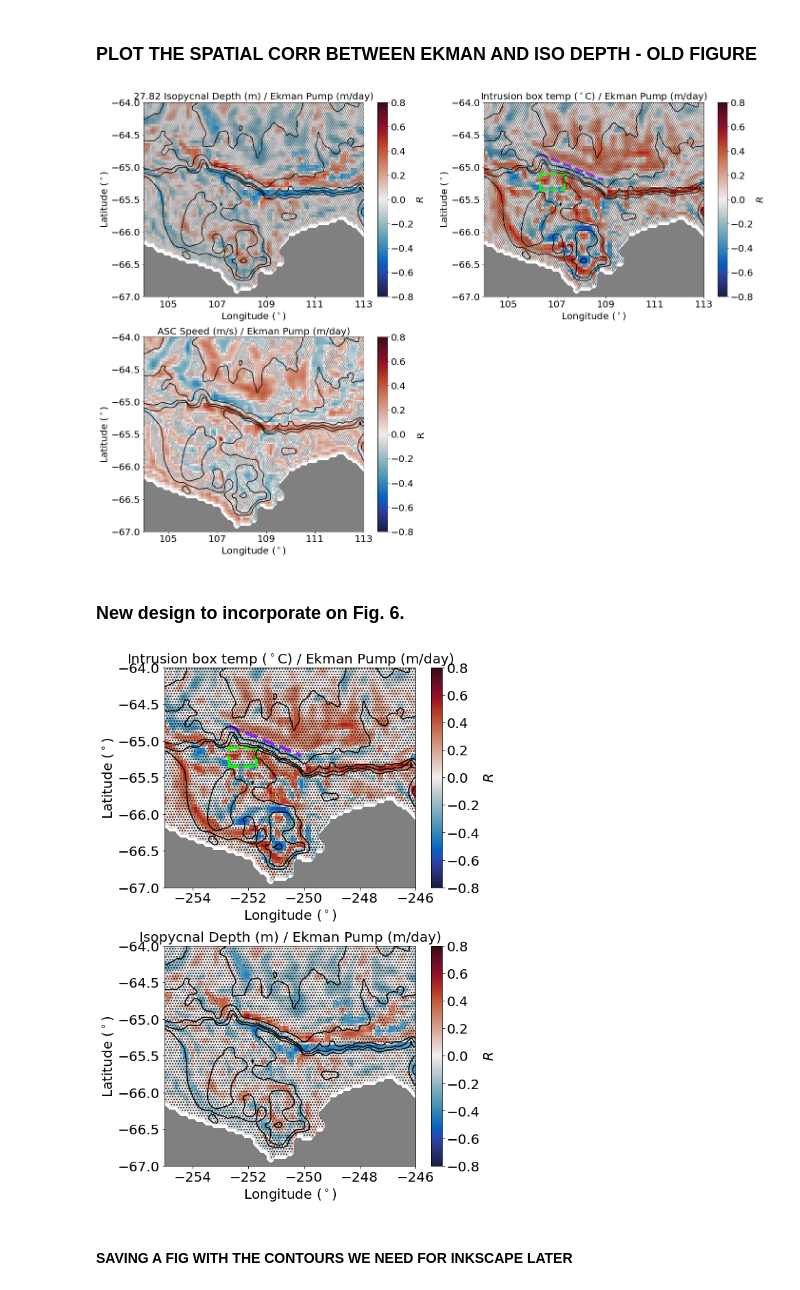
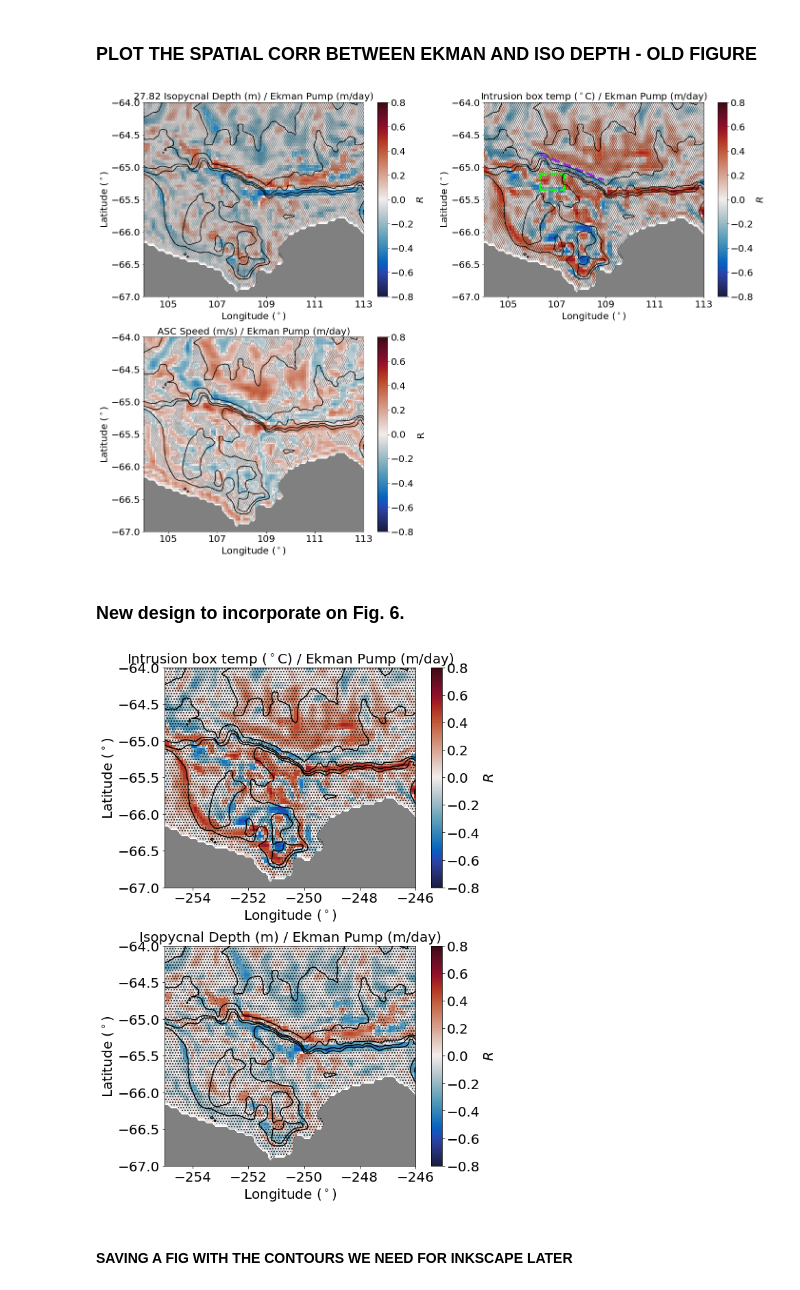
Before and after one commit to ribeiron/ScriptsChapter3, a Jupyter notebook: Fig7a-c.ipynb, the cells around one changed output. Saved outputs shown, nothing was run; the diff lists cells and outputs as text; code cells hidden in the pictures.

```diff
--- a/Fig7a-c.ipynb
+++ b/Fig7a-c.ipynb
@@ -1121,3 +1105,15 @@ cs = plt.contourf(t_statistic_temp.xu_ocean,t_statistic_temp.yu_ocean,t_statisti
+# %%
+#have to load this again
+lat_slice  = slice(-75.5,-60)
+lon_slice  = slice(-275, -230)
+
+# import bathymetry and the land/ocean mask to add to plot:
+hu = cc.querying.getvar(iaf_cycle3,'hu' , master_session,n=1)
+hu = hu.sel(yu_ocean=lat_slice).sel(xu_ocean=lon_slice)
+# create land mask from the bathymetry:zzzzzzzzzzzzzzzzzzzzzzzzz
+land_mask = np.squeeze(hu.values)*0
+land_mask[np.isnan(land_mask)]=1
+land_mask = np.where(land_mask==1,land_mask,np.nan)
 # %% [markdown]
 ### PLOT THE SPATIAL CORR BETWEEN EKMAN AND ISO DEPTH - OLD FIGURE
 # %%
@@ -1140,9 +1136,9 @@ cbar=plt.colorbar(pc,orientation='vertical',extend='neither')
 cbar.set_label('$R$',fontsize=fontsize,labelpad=5)
 cbar.ax.tick_params(labelsize=20)
 #plt.plot([-252.1,-250.1],[-64.8,-65.1],color='darkorange',linestyle='-',linewidth=3)
-plt.contour(ht.xt_ocean,ht.yt_ocean,ht,levels=[500,700,1000,2000,3000],colors='k',linewidth=1)
-#plt.contour(ht2.xt_ocean,ht2.yt_ocean,ht2,levels=[1000,2000],colors='blueviolet',linewidth=1)
-plt.contourf(ht.xt_ocean,ht.yt_ocean,land_mask,colors='grey')
+plt.contour(hu.xu_ocean,hu.yu_ocean,hu,levels=[500,700,1000,2000,3000],colors='k',linewidth=1)
+#plt.contour(ht.xt_ocean,ht.yt_ocean,ht,levels=[500,1000],colors='gray',linewidth=1)
+plt.contourf(hu.xu_ocean,hu.yu_ocean,land_mask,colors='grey')
 plt.ylim((-67, -64))
 plt.xlim((-255, -246))
 plt.ylabel('Latitude [$^\circ$S]')
@@ -1174,8 +1170,9 @@ cbar=plt.colorbar(pc,orientation='vertical',extend='neither')
 #cbar.ax.locator_params(nbins=8)
 cbar.set_label('$R$',fontsize=fontsize,labelpad=5)
 cbar.ax.tick_params(labelsize=20)
-plt.contour(ht.xt_ocean,ht.yt_ocean,ht,levels=[500,700,1000,2000,3000],colors='k',linewidth=1)
-plt.contourf(ht.xt_ocean,ht.yt_ocean,land_mask,colors='grey')
+plt.contour(hu.xu_ocean,hu.yu_ocean,hu,levels=[500,700,1000,2000,3000],colors='k',linewidth=1)
+#plt.contour(ht.xt_ocean,ht.yt_ocean,ht,levels=[500,1000],colors='gray',linewidth=1)
+plt.contourf(hu.xu_ocean,hu.yu_ocean,land_mask,colors='grey')
 plt.ylim((-67, -64))
 plt.xlim((-255, -246))
 plt.ylabel('Latitude [$^\circ$S]')
@@ -1203,9 +1200,9 @@ cbar=plt.colorbar(pc,orientation='vertical',extend='neither')
 cbar.set_label('R',fontsize=fontsize,labelpad=5)
 cbar.ax.tick_params(labelsize=20)
 #plt.plot([-252.1,-250.1],[-64.8,-65.1],color='darkorange',linestyle='-',linewidth=3)
-plt.contour(ht.xt_ocean,ht.yt_ocean,ht,levels=[500,700,1000,2000,3000],colors='k',linewidth=1)
+plt.contour(hu.xu_ocean,hu.yu_ocean,hu,levels=[500,700,1000,2000,3000],colors='k',linewidth=1)
 #plt.contour(ht.xt_ocean,ht.yt_ocean,ht,levels=[500,1000],colors='gray',linewidth=1)
-plt.contourf(ht.xt_ocean,ht.yt_ocean,land_mask,colors='grey')
+plt.contourf(hu.xu_ocean,hu.yu_ocean,land_mask,colors='grey')
 plt.ylim((-67, -64))
 plt.xlim((-255, -246))
 plt.ylabel('Latitude [$^\circ$S]')
@@ -1222,7 +1219,7 @@ figdir = '/g/data/v45/ns3783/ScriptsChapter3/Figures/'
 filestr = figdir+'Fig7_ch4_spatialekman.png'
 plt.savefig(filestr,dpi=600,bbox_inches='tight')
 # %% [output]
-[figure, old version]
+[figure, new version]
 # %% [markdown]
 ### New design to incorporate on Fig. 6.
 # %%
@@ -1244,17 +1241,17 @@ plt.rcParams['hatch.color'] = 'k'
 cs = plt.contourf(t_statistic_temp.xu_ocean,t_statistic_temp.yu_ocean,t_statistic_temp.where(significance_temp == 0),
                   colors='k',alpha=0.0,zorder=2,hatches=['...'])
 
-plt.plot([-252.7,-252.7],[-65.35, -65.1],color='lime',linestyle='--',linewidth=4)
-plt.plot([-251.7,-251.7],[-65.35, -65.1],color='lime',linestyle='--',linewidth=4)
-plt.plot([-252.7,-251.7],[-65.1, -65.1],color='lime',linestyle='--',linewidth=4)
-plt.plot([-252.7,-251.7],[-65.35, -65.35],color='lime',linestyle='--',linewidth=4)
-plt.plot([-252.7,-250.1],[-64.8,-65.2],color='blueviolet',linestyle='--',linewidth=5)
+#plt.plot([-252.7,-252.7],[-65.35, -65.1],color='lime',linestyle='--',linewidth=4)
+#plt.plot([-251.7,-251.7],[-65.35, -65.1],color='lime',linestyle='--',linewidth=4)
+#plt.plot([-252.7,-251.7],[-65.1, -65.1],color='lime',linestyle='--',linewidth=4)
+#plt.plot([-252.7,-251.7],[-65.35, -65.35],color='lime',linestyle='--',linewidth=4)
+#plt.plot([-252.7,-250.1],[-64.8,-65.2],color='blueviolet',linestyle='--',linewidth=5)
 cbar=plt.colorbar(pc,orientation='vertical',extend='neither')
 #cbar.ax.locator_params(nbins=8)
 cbar.set_label('$R$',fontsize=fontsize,labelpad=5)
 cbar.ax.tick_params(labelsize=20)
-plt.contour(ht.xt_ocean,ht.yt_ocean,ht,levels=[500,700,1000,2000,3000],colors='k',linewidth=1)
-plt.contourf(ht.xt_ocean,ht.yt_ocean,land_mask,colors='grey')
+plt.contour(hu.xu_ocean,hu.yu_ocean,hu,levels=[500,700,1000,2000,3000],colors='k',linewidth=1)
+plt.contourf(hu.xu_ocean,hu.yu_ocean,land_mask,colors='grey')
 plt.ylim((-67, -64))
 plt.xlim((-255, -246))
 plt.ylabel('Latitude [$^\circ$S]')
@@ -1272,36 +1269,36 @@ pc = plt.pcolormesh(cor_ekman.xu_ocean,cor_ekman.yu_ocean,
                         vmin=-.8,vmax=.8)
 
 # hatching where not significant:
 plt.rcParams['hatch.linewidth'] = 1
 plt.rcParams['hatch.color'] = 'k'
 cs = plt.contourf(t_statistic_ek.xu_ocean,t_statistic_ek.yu_ocean,t_statistic_ek.where(significance_ek == 0),
                   colors='k',alpha=0.0,zorder=2,hatches=['...'])
 
 cbar=plt.colorbar(pc,orientation='vertical',extend='neither')
 #cbar.ax.locator_params(nbins=8)
 cbar.set_label('$R$',fontsize=fontsize,labelpad=5)
 cbar.ax.tick_params(labelsize=20)
 #plt.plot([-252.1,-250.1],[-64.8,-65.1],color='darkorange',linestyle='-',linewidth=3)
-plt.contour(ht.xt_ocean,ht.yt_ocean,ht,levels=[500,700,1000,2000,3000],colors='k',linewidth=1)
+plt.contour(hu.xu_ocean,hu.yu_ocean,hu,levels=[500,700,1000,2000,3000],colors='k',linewidth=1)
 #plt.contour(ht2.xt_ocean,ht2.yt_ocean,ht2,levels=[1000,2000],colors='blueviolet',linewidth=1)
-plt.contourf(ht.xt_ocean,ht.yt_ocean,land_mask,colors='grey')
+plt.contourf(hu.xu_ocean,hu.yu_ocean,land_mask,colors='grey')
 plt.ylim((-67, -64))
 plt.xlim((-255, -246))
 plt.ylabel('Latitude [$^\circ$S]')
 plt.xlabel('Longitude [$^\circ$E]')
 plt.title('Isopycnal Depth (m) / Ekman Pump (m/day)',fontsize=fontsize)
 plt.tick_params(labelsize=fontsize)
 plt.ylabel('Latitude ($^\circ$)',fontsize=fontsize)
 plt.xlabel('Longitude ($^\circ$)',fontsize=fontsize)
 ax1.set_xticklabels([-255+359,-254+359,-252+359,-250+359,-248+359,-246+359])
 #ax1.set_xticklabels([-255+359,-254+359,-253+359,-252+359,-251+359,-250+359,-249+359,-248+359,-247+359,-247+359,-246+359])
 
 fig.tight_layout()
 figdir = '/g/data/v45/ns3783/ScriptsChapter3/Figures'
 filestr = figdir+'/Fig7_ch4_spatialekman_new_design_for_fig6.png'
 plt.savefig(filestr,dpi=600,bbox_inches='tight')
 # %% [output]
-[figure, old version]
+[figure, new version]
 # %% [markdown]
 #### SAVING A FIG WITH THE CONTOURS WE NEED FOR INKSCAPE LATER
 # %%
```
Also changed, not shown: parts of 6 cells of this notebook, 2 other files.
